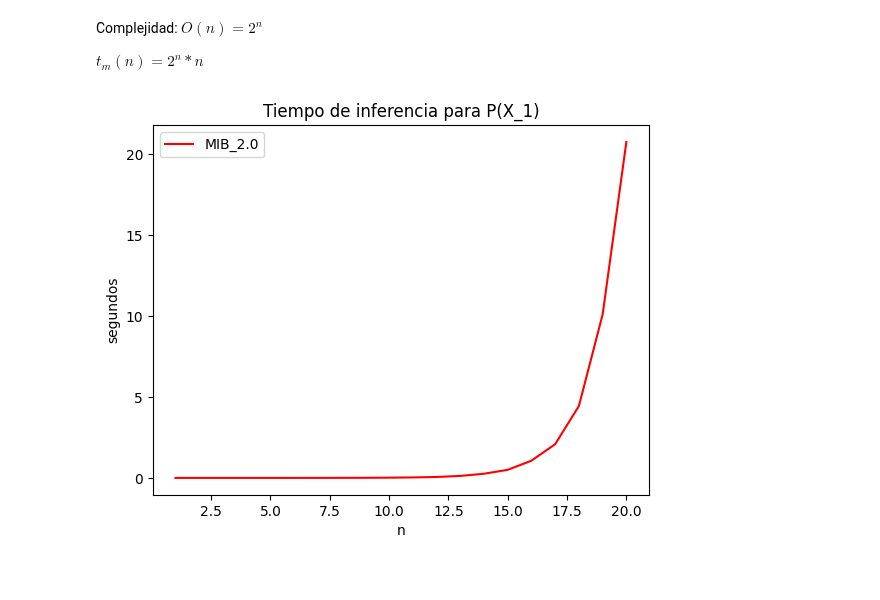
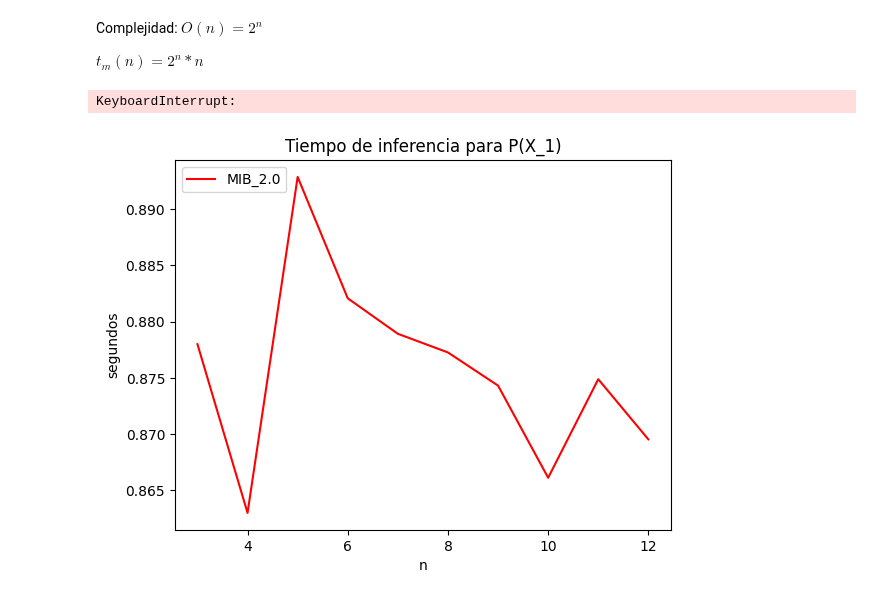
Before and after one commit to robertorys/Tesis, a Jupyter notebook: Test_mib_v2_3_3.ipynb, the cells around one changed output. Saved outputs shown, nothing was run; the diff lists cells and outputs as text; code cells hidden in the pictures.

Commit message:
test de mib v2.3.2

```diff
--- a/Test_mib_v2_3_3.ipynb
+++ b/Test_mib_v2_3_3.ipynb
@@ -402,7 +399,7 @@ timesM = []
 memoryM = []
 timesC = []
 memoryC = []
-
+test_n = 10
 for i in range(n):
     values = set([0,1])
 
@@ -421,17 +418,13 @@ for i in range(n):
                     tXn[key] = {(0,):0.5, (1,):0.5}
             descomp.append(mb.Distrib(tXn, (var,), tuple(vars[:j]) ))
 
-    else:
-        tX1 = {(0,):0.5, (1,):0.5}
-        descomp = [mb.Distrib(tX1, (var,))]
-
     QX1Xn = mb.Question(mb.Specification(set(vars), tuple(descomp)))
 
     timesM_i = 0
     memoryM_i = 0
     timesC_i = 0
     memoryC_i = 0
-    for m in range(5):
+    for m in range(test_n):
         # Inferencia de una distibución marginal
         tracemalloc.start()
 
@@ -462,25 +455,31 @@ for i in range(n):
         timesC_i += tiempo_ejecucion
         memoryC_i += memoria_pico
 
-    timesM.append(timesM_i/ 5)
-    memoryM.append(memoryM_i / 5)
-    timesC.append(timesC_i/ 5)
-    memoryC.append(memoryC_i / 5)
+    timesM.append(timesM_i/ test_n)
+    memoryM.append(memoryM_i / test_n)
+    timesC.append(timesC_i/ test_n)
+    memoryC.append(memoryC_i / test_n)
+for i in range(n):
+    values = set([0,1])
+
+    vars = tuple([mb.Var("X"+str(j+1), values) for j in range(i+3)])
+# %% [output]
+KeyboardInterrupt:
 # %%
 fig, ax = plt.subplots()
-xn = [i+1 for i in range(n)]
+xn = [i+3 for i in range(n)]
 # MIB_1.0
 # ax.plot(xn, timesM1, color='b', label = 'MIB_1.0')
 
 # MIB_2.0
 ax.plot(xn, timesM, color='r',label = 'MIB_2.0')
 ax.set_title("Tiempo de inferencia para P(X_1)")
 
 ax.set_xlabel("n")
 ax.set_ylabel("segundos")
 ax.legend(loc = 'upper left')
 
 # Mostrar las gráficas
 plt.show()
 # %% [output]
-[figure, old version]
+[figure, new version]
```
Also changed, not shown: parts of 3 cells of this notebook, 4 other files.
